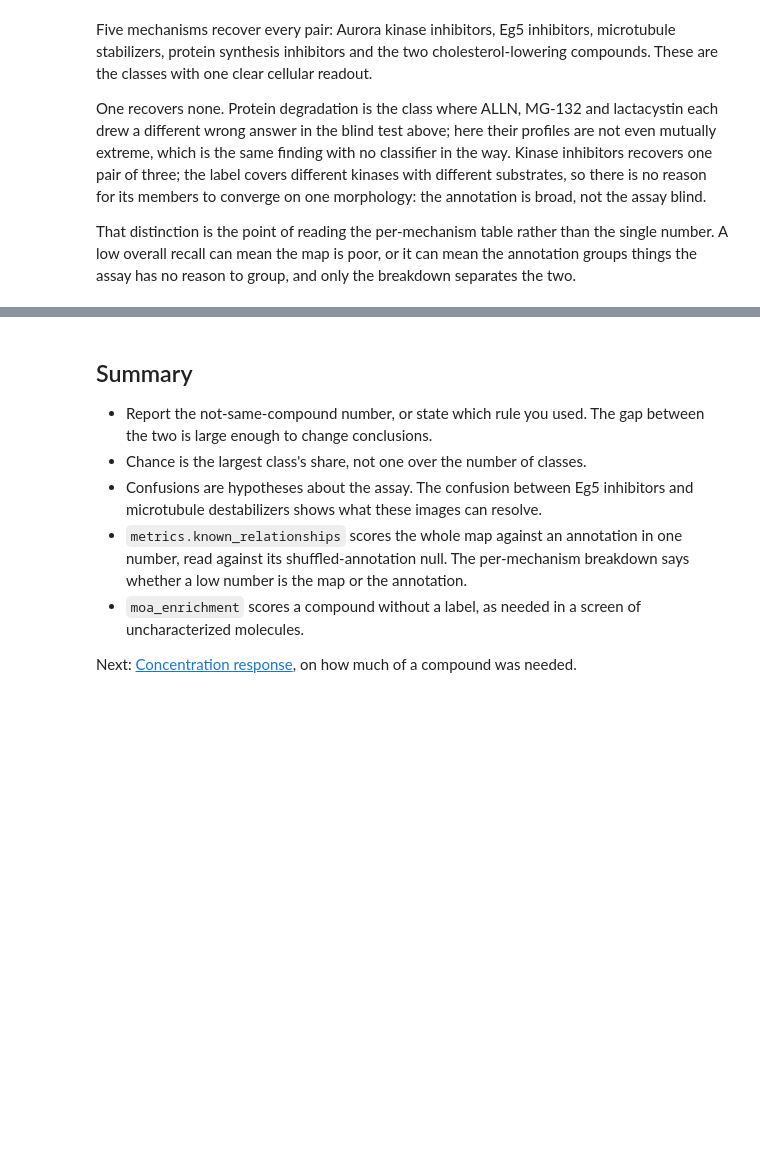
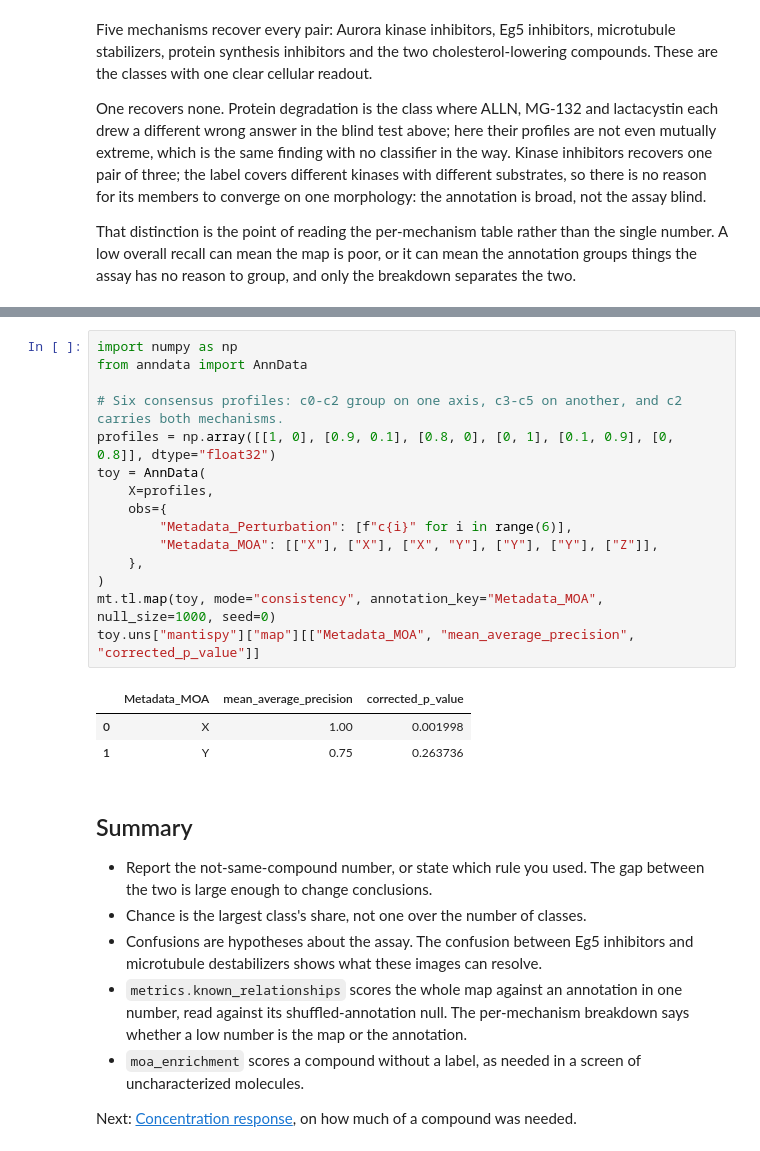
Before and after one commit to scverse/mantispy, a Jupyter notebook: docs/tutorials/compounds/mechanism_of_action.ipynb, the cells around one changed output, grey strips where cells are left out. Saved outputs shown, nothing was run; the diff lists cells and outputs as text; blank space fills up the shorter version.

```diff
--- a/docs/tutorials/compounds/mechanism_of_action.ipynb
+++ b/docs/tutorials/compounds/mechanism_of_action.ipynb
@@ -435,3 +439,22 @@ things the assay has no reason to group, and only the breakdown separates the tw
+# %%
+import numpy as np
+from anndata import AnnData
+
+# Six consensus profiles: c0-c2 group on one axis, c3-c5 on another, and c2 carries both mechanisms.
+profiles = np.array([[1, 0], [0.9, 0.1], [0.8, 0], [0, 1], [0.1, 0.9], [0, 0.8]], dtype="float32")
+toy = AnnData(
+    X=profiles,
+    obs={
+        "Metadata_Perturbation": [f"c{i}" for i in range(6)],
+        "Metadata_MOA": [["X"], ["X"], ["X", "Y"], ["Y"], ["Y"], ["Z"]],
+    },
+)
+mt.tl.map(toy, mode="consistency", annotation_key="Metadata_MOA", null_size=1000, seed=0)
+toy.uns["mantispy"]["map"][["Metadata_MOA", "mean_average_precision", "corrected_p_value"]]
+# %% [output]
+|  | Metadata_MOA | mean_average_precision | corrected_p_value |
+| 0 | X | 1.00 | 0.001998 |
+| 1 | Y | 0.75 | 0.263736 |
 # %% [markdown]
 ## Summary
 
```
Also changed, not shown: parts of 1 cell of this notebook, 3 other files.
